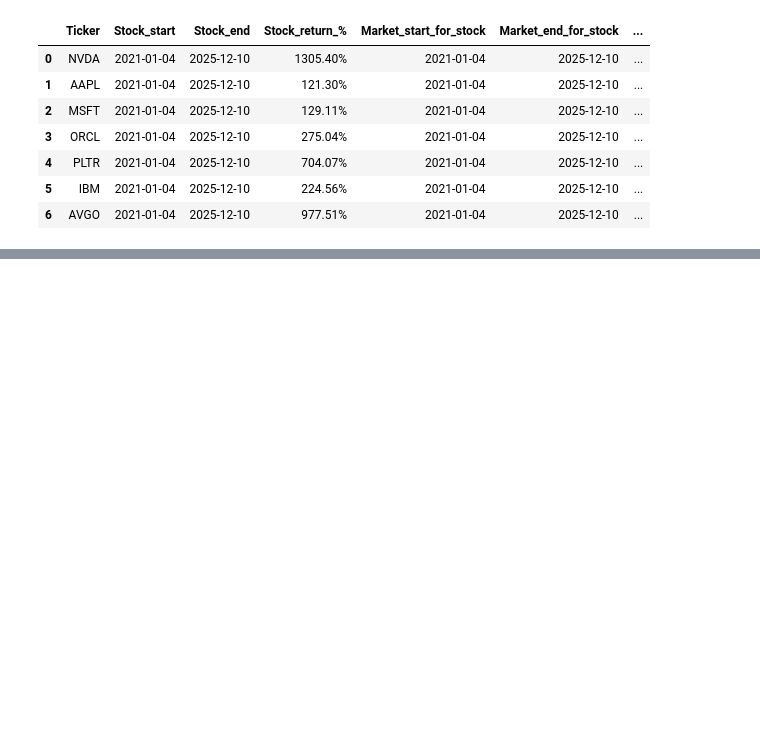
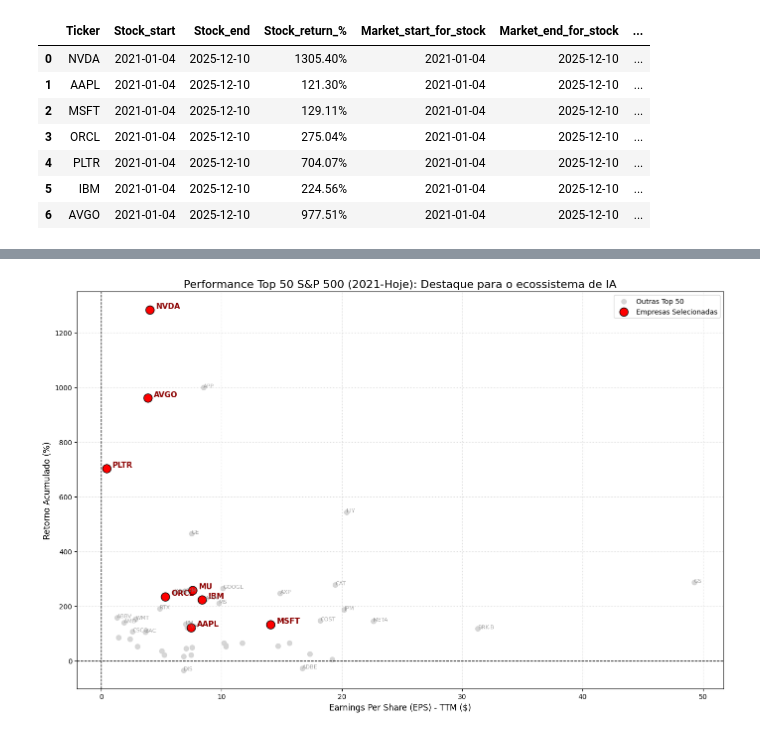
Before and after one commit to GuilhermeMP-prog/Dev.ensinaG4, a Jupyter notebook: main.ipynb, the cells around one changed output, grey strips where cells are left out. Drawn from its saved outputs; the diff is of its cells as text; code cells hidden in the pictures; blank space fills up the shorter version.

```diff
--- a/main.ipynb
+++ b/main.ipynb
@@ -593,0 +700,98 @@ display(res_df[["Ticker","Stock_start","Stock_end","Stock_return_%","Market_star
+# %%
+import yfinance as yf
+import pandas as pd
+import matplotlib.pyplot as plt
+
+# 1. Definição das Listas
+# Lista completa das Top 50 (Contexto)
+all_tickers = [
+    "NVDA", "AAPL", "MSFT", "AMZN", "GOOGL", "AVGO", "META", "TSLA", "BRK-B", "WMT",
+    "LLY", "JPM", "V", "ORCL", "MA", "JNJ", "XOM", "PLTR", "NFLX", "BAC",
+    "ABBV", "COST", "AMD", "HD", "PG", "CSCO", "UNH", "GE", "CVX", "KO",
+    "CAT", "MU", "WFC", "IBM", "MS", "GS", "AXP", "MRK", "CRM", "APP",
+    "RTX", "PM", "MCD", "TMUS", "TMO", "AMAT", "QCOM", "DIS", "PEP", "ADBE"
+]
+
+# Lista de Destaque (As que você pediu)
+highlight_tickers = ["NVDA", "AAPL", "MSFT", "ORCL", "PLTR", "IBM", "AVGO",'MU']
+
+data_list = []
+
+print("Baixando dados das 50 empresas... aguarde um momento.")
+
+# 2. Coleta de Dados
+for ticker in all_tickers:
+    try:
+        stock = yf.Ticker(ticker)
+
+        # Histórico desde 2021
+        hist = stock.history(start="2021-01-01")
+
+        if hist.empty:
+            continue
+
+        price_start = hist['Close'].iloc[0]
+        price_end = hist['Close'].iloc[-1]
+        accumulated_return = ((price_end - price_start) / price_start) * 100
+
+        # EPS (Earnings Per Share)
+        eps = stock.info.get('trailingEps')
+
+        if eps is not None:
+            # Identifica se é destaque ou não para facilitar a plotagem depois
+            is_highlight = ticker in highlight_tickers
+
+            data_list.append({
+                'Ticker': ticker,
+                'Returns_Pct': accumulated_return,
+                'EPS': eps,
+                'Type': 'Destaque' if is_highlight else 'Normal'
+            })
+
+    except Exception as e:
+        print(f"Erro em {ticker}: {e}")
+
+df = pd.DataFrame(data_list)
+
+# 3. Configuração do Gráfico
+plt.figure(figsize=(14, 9))
+
+# Separar os dados em dois dataframes
+df_normal = df[df['Type'] == 'Normal']
+df_highlight = df[df['Type'] == 'Destaque']
+
+# A) Plotar o grupo "Normal" (Fundo cinza, discreto)
+plt.scatter(df_normal['EPS'], df_normal['Returns_Pct'],
+            color='lightgray', s=50, alpha=0.9, label='Outras Top 50')
+
+# B) Plotar o grupo "Destaque" (Cor viva, maior destaque)
+plt.scatter(df_highlight['EPS'], df_highlight['Returns_Pct'],
+            color='red', s=150, edgecolors='black', label='Empresas Selecionadas')
+
+# 4. Adicionar Rótulos (Texto)
+# Rótulos para os Destaques (Negrito e visível)
+for i, row in df_highlight.iterrows():
+    plt.text(row['EPS'] + 0.5, row['Returns_Pct'] + 5, row['Ticker'],
+             fontsize=11, fontweight='bold', color='darkred')
+
+# (Opcional) Rótulos para as normais - apenas se quiser poluir menos, pode comentar isso
+for i, row in df_normal.iterrows():
+    # Só coloca nome nas normais se o retorno for muito alto para não sobrepor tudo
+    if row['Returns_Pct'] > 100 or row['Returns_Pct'] < -20:
+        plt.text(row['EPS'], row['Returns_Pct'], row['Ticker'],
+                 fontsize=8, color='gray', alpha=0.7)
+
+# Linhas de eixo zero
+plt.axhline(0, color='black', linewidth=1, linestyle='--')
+plt.axvline(0, color='black', linewidth=1, linestyle='--')
+
+# Cosmética final
+plt.title('Performance Top 50 S&P 500 (2021-Hoje): Destaque para o ecossistema de IA', fontsize=16)
+plt.xlabel('Earnings Per Share (EPS) - TTM ($)', fontsize=12)
+plt.ylabel('Retorno Acumulado (%)', fontsize=12)
+plt.legend(loc='upper right')
+plt.grid(True, linestyle=':', alpha=0.5)
+
+plt.tight_layout()
+plt.show()
+# %% [output]
@@ -593,0 +799 @@ display(res_df[["Ticker","Stock_start","Stock_end","Stock_return_%","Market_star
+[figure, added]
```
Also changed, not shown: parts of 5 cells of this notebook.
